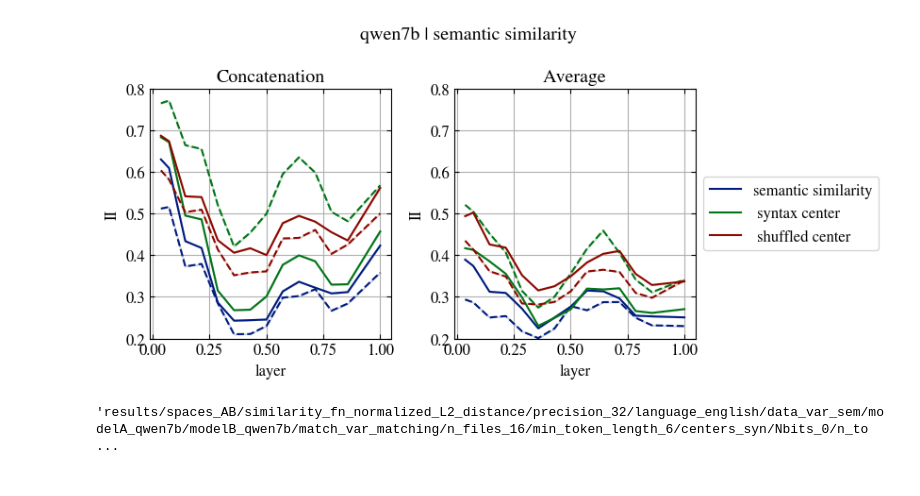
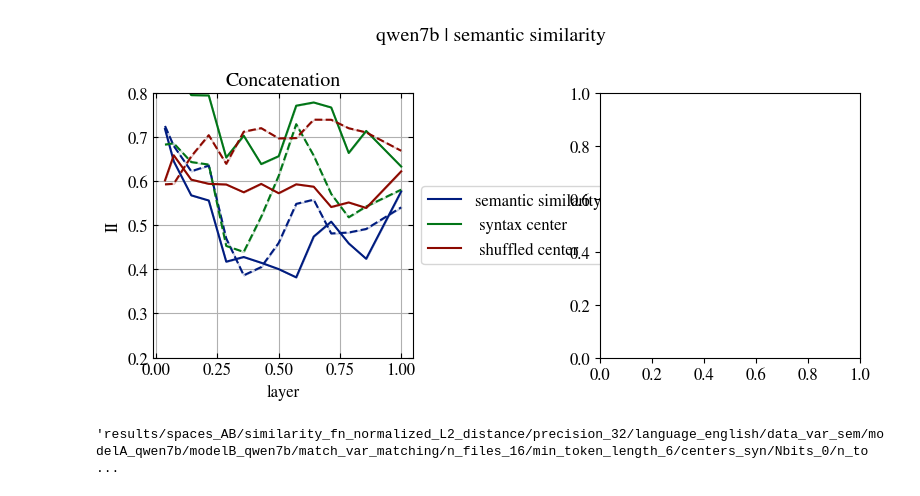
Before and after one commit to acevedo-s/syn-sem, a Jupyter notebook: decoupling-sem-syn.ipynb, the cells around one changed output. Drawn from its saved outputs; the diff is of its cells as text; code cells hidden in the pictures.

Commit message:
centers for both A and B available. LOO syn

```diff
--- a/decoupling-sem-syn.ipynb
+++ b/decoupling-sem-syn.ipynb
@@ -37,10 +37,10 @@ language = 'english'
 batch_shuffle = 0
 centers_list = ['syn']
 min_token_length = 6
-n_files = 16
+n_files = 21
 batch_size = 100
 n_tokens_list = [min_token_length]
-avg_flags = [0,1]
+avg_flags = [0]
 Nbits = 0
 match_vars = ['matching']
 data_vars = ['sem']
@@ -50,6 +50,7 @@ center_A_flags = [0,1,-1]
 similarity_fn = 'normalized_L2_distance'
 # %%
 precision = 32
+global_centering = 0
 
 fig,ax = plt.subplots(1,2,figsize=(8,4))
 title = ''
@@ -83,6 +84,7 @@ for avg_id,avg_tokens in enumerate(avg_flags):
                           if match_var == 'mismatching' and center_A_flag != 0:
                             continue
                           output_folder0 = makefolder(base=f'./results/',
+                                                      global_centering=global_centering,
                                                       spaces='AB',
                                                       similarity_fn=similarity_fn,
                                                       precision=precision,
@@ -141,34 +143,34 @@ for avg_id,avg_tokens in enumerate(avg_flags):
                             ax[avg_id].fill_between(layers,
                                             inf_imb[II_index].diagonal() - std[II_index].diagonal(),
                                             inf_imb[II_index].diagonal() + std[II_index].diagonal(),
                                             alpha=0.2,
                                             color=color,
                                             )
                           plot_id += 1
 
   ax[avg_id].set_xlabel('layer')
   ax[avg_id].set_ylabel('II')
   ax[avg_id].set_ylim(0.2,.8)
   ax[avg_id].tick_params(
     top=True, bottom=True, left=True, right=True,  # enable ticks
     labeltop=False, labelbottom=True, labelleft=True, labelright=False, # enable labels if needed
     direction='in'  # ticks point inward
     )
   ax[avg_id].grid()
   ax[avg_id].set_title(title)
 
 
 fig.suptitle(f' {modelA} | semantic similarity')
 
 box = ax[avg_id].get_position()
 ax[avg_id].set_position([box.x0, box.y0, box.width * 0.8, box.height])
 ax[avg_id].legend(loc='center left', bbox_to_anchor=(1, 0.5))
 
 os.makedirs('results/figs', exist_ok=True)
 # fig.savefig(f'results/figs/decoupling_sem_syn_{modelA}_avg_{avg_tokens}.pdf', bbox_inches='tight')
 plt.show()
 # %% [output]
-[figure, old version]
+[figure, new version]
 # %%
 "results/spaces_AB/similarity_fn_normalized_L2_distance/precision_32/language_english/data_var_sem/modelA_qwen7b/modelB_qwen7b/match_var_matching/n_files_16/min_token_length_6/centers_syn/Nbits_0/n_tokens_6/avg_tokens_0/batch_shuffle_0/zero_activations_0/center_A_flag_1/center_B_flag_1/removal_method_subtraction/II.npy"
 # %% [output]
```
Also changed, not shown: 40 other files.
